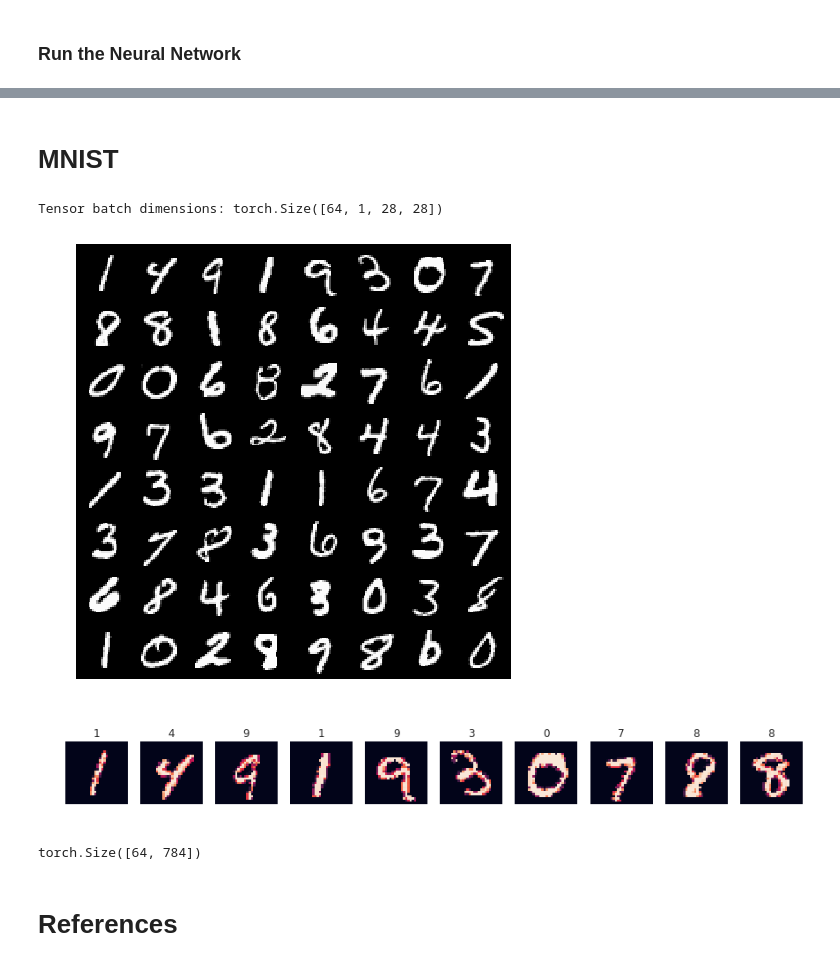
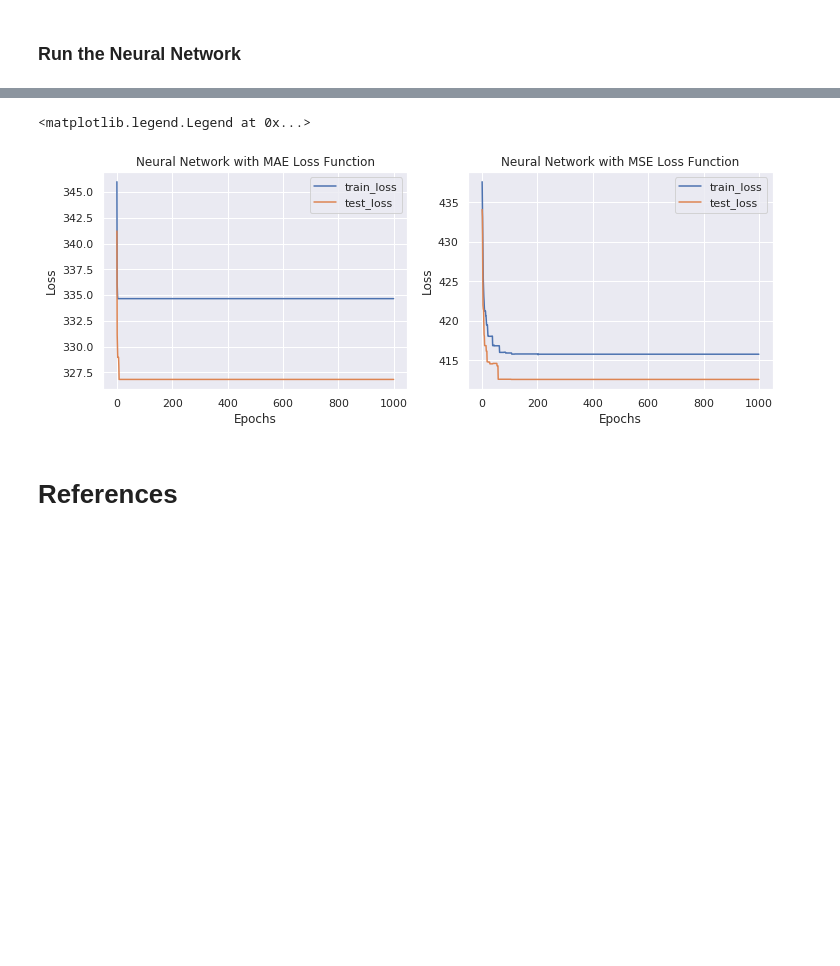
Before and after one commit to hueyning/DeepLearningTutorial, a Jupyter notebook: DL_Assignment_1.ipynb, the cells around one changed output, grey strips where cells are left out. Cells and saved outputs as stored; diff of their text form; code cells hidden in the pictures; blank space fills up the shorter version.

```diff
--- a/DL_Assignment_1.ipynb
+++ b/DL_Assignment_1.ipynb
@@ -304,0 +338,7 @@ class NeuralNetwork:
+# %%
+def absolute_error(y_pred, y_true):
+  return abs(y_pred - y_true)
+
+
+def square_error(y_pred, y_true):
+  return (y_pred - y_true)**2
@@ -435,11 +510,19 @@ input_s = X_train.shape[1]
 hidden_s = 50
 output_s = 1
 
-# initialize network
-NN = NeuralNetwork(layers = torch.tensor([[input_s, hidden_s],[hidden_s, output_s]]),
-                   loss_func = 'MSE',
-                   activation = 'sigmoid',
+# initialize networks
+MAE_boston_NN = NeuralNetwork(layers = torch.tensor([[input_s, hidden_s],[hidden_s, output_s]]),
+                   loss_func = absolute_error,
+                   active_func = sigmoid,
+                   active_func_prime = sigmoid_prime,
+                   alpha = 0.001)
+
+MSE_boston_NN = NeuralNetwork(layers = torch.tensor([[input_s, hidden_s],[hidden_s, output_s]]),
+                   loss_func = square_error,
+                   active_func = sigmoid,
+                   active_func_prime = sigmoid_prime,
                    alpha = 0.001)
 
 
-run_nn(NN, X_train, y_train, X_test, y_test)
+MAE_boston_train_loss, MAE_boston_test_loss = run_nn(MAE_boston_NN, X_train, y_train, X_test, y_test, epochs = 1000)
+MSE_boston_train_loss, MSE_boston_test_loss = run_nn(MSE_boston_NN, X_train, y_train, X_test, y_test, epochs = 1000)
@@ -467,2 +528,0 @@ Test Loss: tensor(0.9060)
-# %% [markdown]
-# MNIST
@@ -485,34 +529,25 @@ testloader = torch.utils.data.DataLoader(testset, batch_size=64,
-# %%
-# Get a batch of training data
-inputs, classes = next(iter(trainloader))
-
-# Make a grid from batch
-out = torchvision.utils.make_grid(inputs, normalize = True)
-out = out.permute((1,2,0)) # rearrange the tensor axes for PIL imshow
-
-plt.figure(figsize=(8,8))
-plt.imshow(out)
-plt.axis('off')
-print(f"Tensor batch dimensions: {inputs.shape}")
-
-plt.figure(figsize=(15, 3))
-
-for i in range(10):
-  out = transforms.ToPILImage()(inputs[i])
-  plt.subplot(1,10,i+1)
-  plt.imshow(out)
-  plt.title(f"{classes[i]}")
-  plt.axis('off')
-
-plt.show()
-# %% [output]
-Tensor batch dimensions: torch.Size([64, 1, 28, 28])
-[figure, removed]
-[figure, removed]
-# %%
-inputs.view(inputs.shape[0], -1).size()
-# %% [output]
-torch.Size([64, 784])
+# %%
+plt.figure(figsize=(12, 4))
+
+epochs = 1000
+plt.subplot(1,2,1)
+plt.title('Neural Network with MAE Loss Function')
+plt.plot(np.linspace(0,epochs,epochs), MAE_boston_train_loss, label='train_loss')
+plt.plot(np.linspace(0,epochs,epochs), MAE_boston_test_loss, label='test_loss')
+plt.xlabel('Epochs')
+plt.ylabel('Loss')
+plt.legend()
+
+plt.subplot(1,2,2)
+plt.title('Neural Network with MSE Loss Function')
+plt.plot(np.linspace(0,epochs,epochs), MSE_boston_train_loss, label='train_loss')
+plt.plot(np.linspace(0,epochs,epochs), MSE_boston_test_loss, label='test_loss')
+plt.xlabel('Epochs')
+plt.ylabel('Loss')
+plt.legend()
+# %% [output]
+<matplotlib.legend.Legend at 0x...>
+[figure, added]
 # %% [markdown]
 # References
 # %% [markdown]
```
Also changed, not shown: parts of 14 cells of this notebook.
